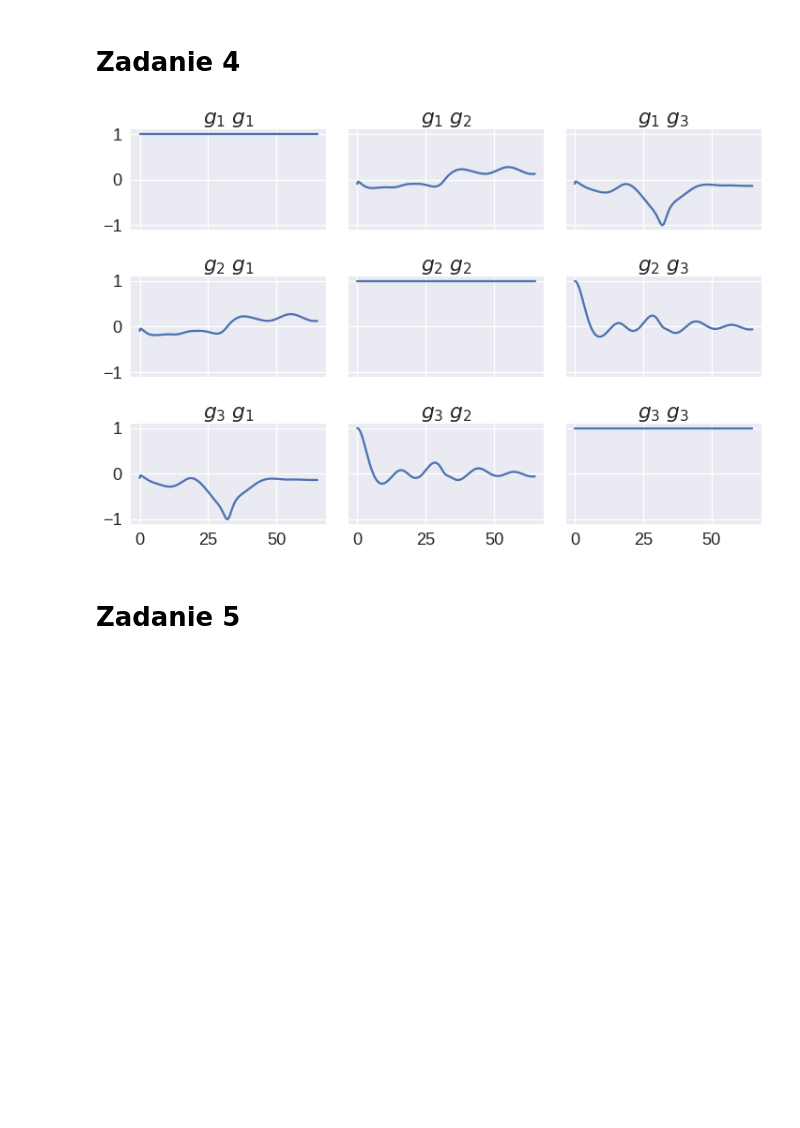
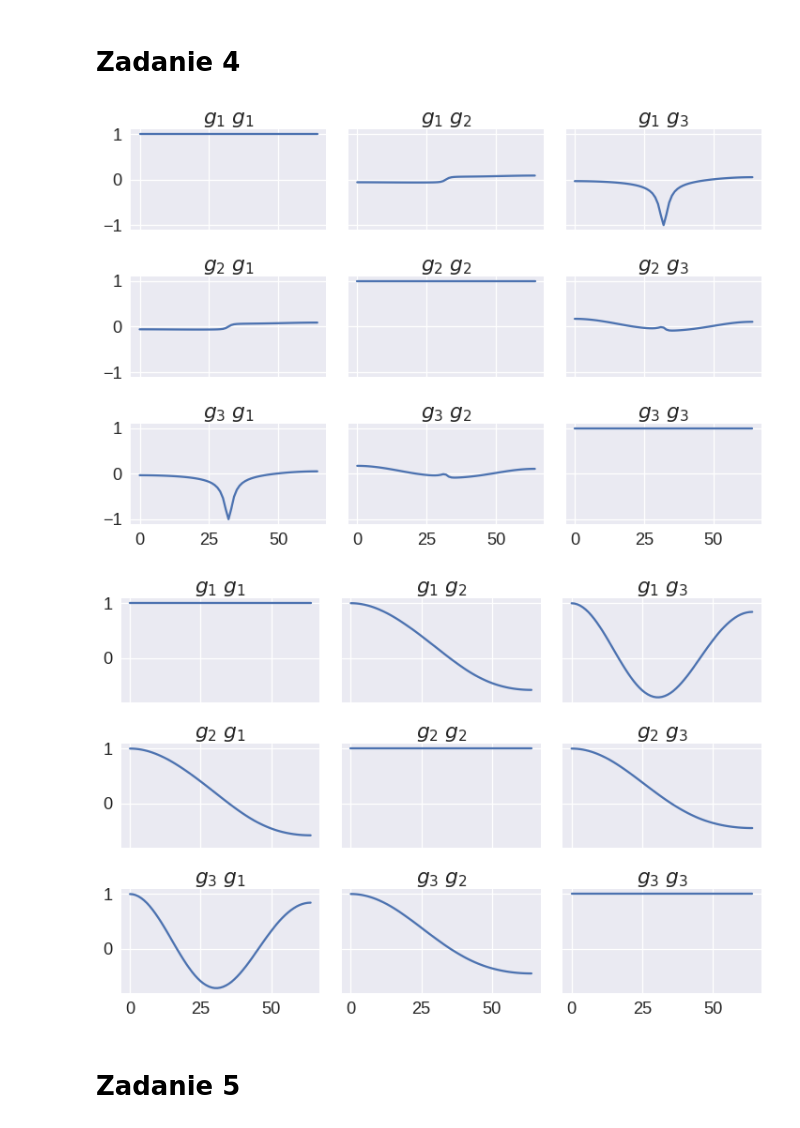
Before and after one commit to PPierzc/PracowniaEEG, a Jupyter notebook: Widmowa_analiza_parametryczna.ipynb, the cells around one changed output. Saved outputs shown, nothing was run; the diff lists cells and outputs as text; code cells hidden in the pictures; blank space fills up the shorter version.

```diff
--- a/Widmowa_analiza_parametryczna.ipynb
+++ b/Widmowa_analiza_parametryczna.ipynb
@@ -73,4 +67,5 @@ syg = syg.reshape(1, syg.size)
 
 x = np.arange(syg.size)
 x = x.reshape(1, x.size)
+s = s.reshape(1, s.size)
 # %% [output]
@@ -98,8 +113,8 @@ plt.close()
 # %% [markdown]
 #Zadanie 2
 # %%
-def widmo(s, order, f_max, Fs=128):
-  efs = np.arange(0, f_max+1, .1)
+def widmo(s, order, f_max, Fs=128,df=1):
+  efs = np.arange(0, f_max+1, df)
 
   k = np.shape(s)[0]
 
@@ -149,6 +165,9 @@ def sin(f=32,N=1000,Fs=128,phi=0):
 	x = np.arange(0,N/Fs,dt)
 	g = np.sin(2*np.pi*f*x + phi)
 	return x, g
+
+def noise(N):
+  return np.random.uniform(-1,1, N)
 # %%
 
 x, g1 = sin()
@@ -192,27 +247,60 @@ plt.show()
 # %%
 x, g = sin(f=32,N=1002,Fs=128,phi=0)
 x, g1 = x[2:], g[2:]
-g2 = 0.4 * g[1:-1] + np.random.random(g1.size) * 0.2
-g3 = 0.3 * g[0:-2] + np.random.random(g1.size) * 0.2
+g2 = 0.4 * np.copy(g[1:-1]) + noise(g1.size) * 0.2
+g3 = 0.3 * np.copy(g[0:-2]) + noise(g1.size) * 0.2
 
 
-s = np.array([g1,g2,g3])
+syg = np.array([g1,g2,g3])
 
-order, params, coefs = utils.best_akaike(s, 1, 20)
-efs, widma = widmo(s, order, 128//2, Fs=128)
+order, params, coefs = utils.best_akaike(syg, 1, 20)
+efs, widma = widmo(syg, order, 128//2, Fs=128)
 
 
 fig, ax = plt.subplots(nrows=3, ncols=3, sharex=True,sharey=True)
 
 for i, row in enumerate(ax):
     for j, col in enumerate(row):
         coh = coherence(widma, i, j)
         col.plot(efs, coh)
         col.set_title('$g_%s$ $g_%s$'%(i+1,j+1))
 
 fig.tight_layout()
 fig.show()
+
+
+
+
+
+
+
+
+
+x = np.arange(fs + 2)/fs
+g = np.copy(s[0, s.size//2 : s.size//2 + 1002])
+x, g1 = x[2:], g[2:]
+g2 = 0.4 * g[1:-1] + noise(g1.size) * 0.2
+g3 = 0.3 * g[0:-2] + noise(g1.size) * 0.2
+
+syg = np.array([g1,g2,g3])
+
+order, params, coefs = utils.best_akaike(syg, 1, 5)
+efs, widma = widmo(syg, order, 128//2, Fs=128)
+
+
+fig, ax = plt.subplots(nrows=3, ncols=3, sharex=True,sharey=True)
+
+for i, row in enumerate(ax):
+    for j, col in enumerate(row):
+        coh = coherence(widma, i, j)
+        col.plot(efs, coh)
+        col.set_title('$g_%s$ $g_%s$'%(i+1,j+1))
+
+
+fig.tight_layout()
+fig.show()
 # %% [output]
-[figure, old version]
+[figure, new version]
+[figure, added]
 # %% [markdown]
 # Zadanie 5
```
Also changed, not shown: parts of 11 cells of this notebook.
